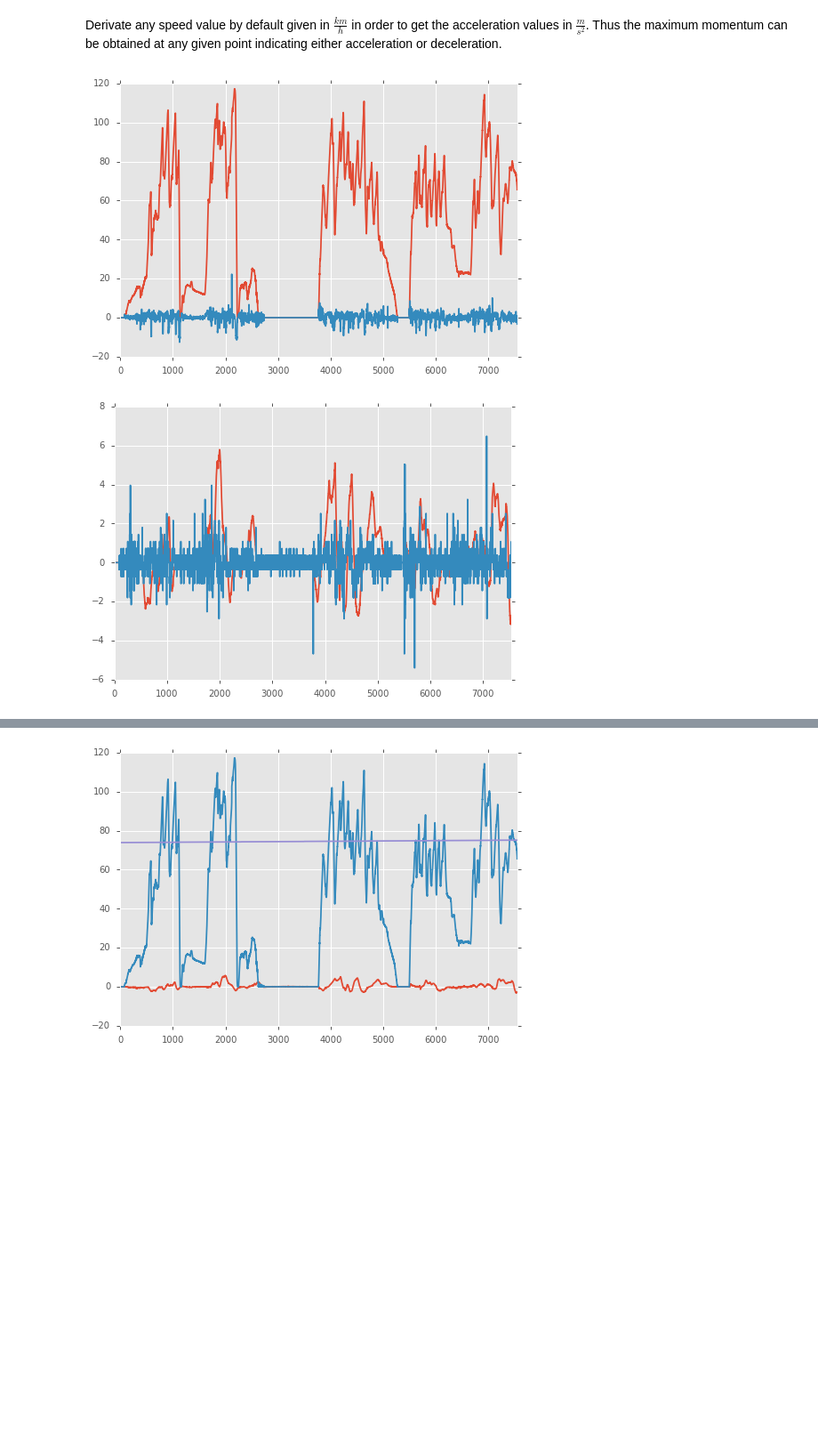
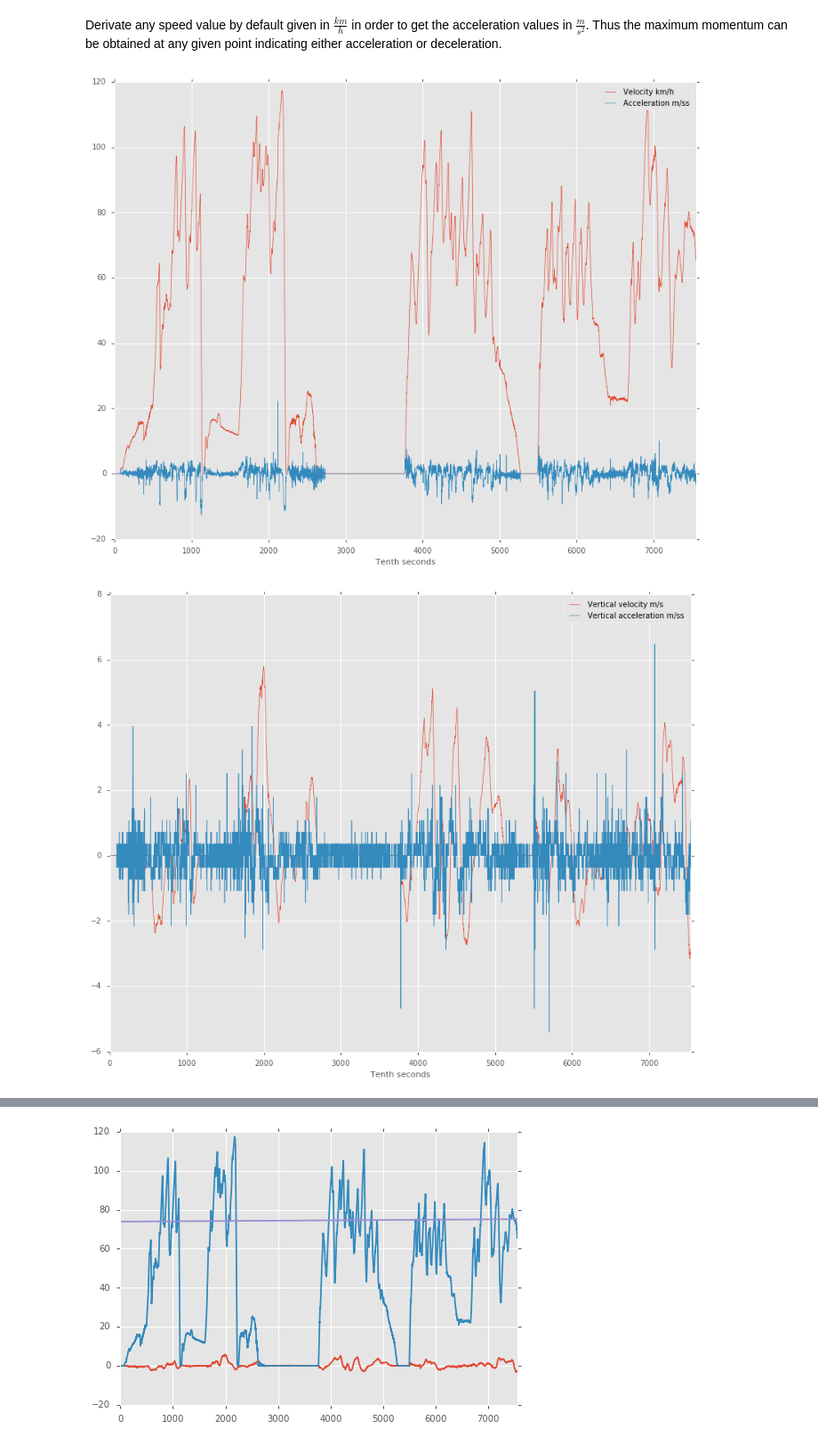
Before and after one commit to AlexImmer/TuevAnalysis, a Jupyter notebook: CrashAnalytics.ipynb, the cells around one changed output, grey strips where cells are left out. Shown at 89% size. Cells and saved outputs as stored; diff of their text form; code cells hidden in the pictures; blank space fills up the shorter version.

Commit message:
Update plotting and legend

```diff
--- a/CrashAnalytics.ipynb
+++ b/CrashAnalytics.ipynb
@@ -9,6 +9,7 @@ import matplotlib
 import matplotlib.pyplot as plt
 matplotlib.style.use('ggplot')
 matplotlib.style.use('seaborn-notebook')
+plt.rcParams['figure.figsize'] = (14.0, 11.0)
 # %% [markdown]
 Import Testfiles and drop columns containing no information. In case of _data/Test1.csv_ we can drop **yaw-calc, slip, YAW__, YAW_**.
 # %%
@@ -66,15 +67,20 @@ dataCA = add_acc_cols(dataCA)
 # %%
 def plot_data(frame):
     plt.figure()
-    frame['velocity'].plot()
-    frame['acc'].plot()
+    frame['velocity'].plot(linewidth=0.7, label='Velocity km/h')
+    frame['acc'].plot(linewidth=0.7, label='Acceleration m/ss')
+    plt.legend()
+    plt.xlabel('Tenth seconds')
     plt.figure()
-    frame['vert-vel'].plot()
-    frame['vert-acc'].plot()
+    frame['vert-vel'].plot(linewidth=0.7, label='Vertical velocity m/s')
+    frame['vert-acc'].plot(linewidth=0.7, label='Vertical acceleration m/ss')
+    plt.xlabel('Tenth seconds')
+    plt.legend()
 # %%
-plot_data(data1)
-plot_data(data2)
-plot_data(dataCA)
+start, end = 0, 10000
+plot_data(data1[start:end])
+plot_data(data2[start:end])
+plot_data(dataCA[start:end])
 # %% [output]
-[figure, old version]
+[figure, new version]
-[figure, old version]
+[figure, new version]
```
Also changed, not shown: parts of 3 cells of this notebook, 1 other file.
